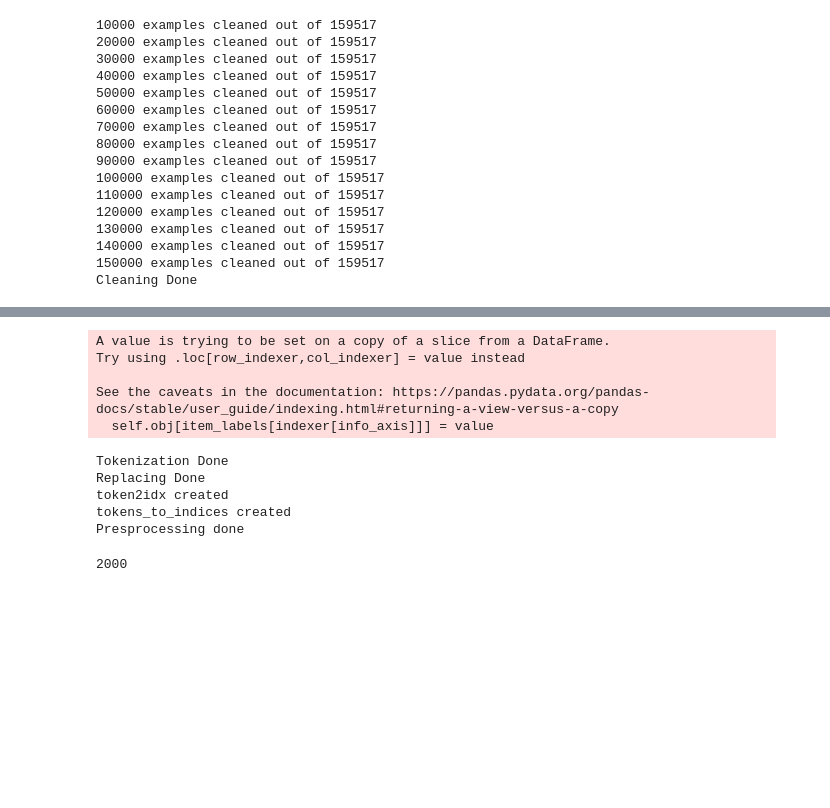
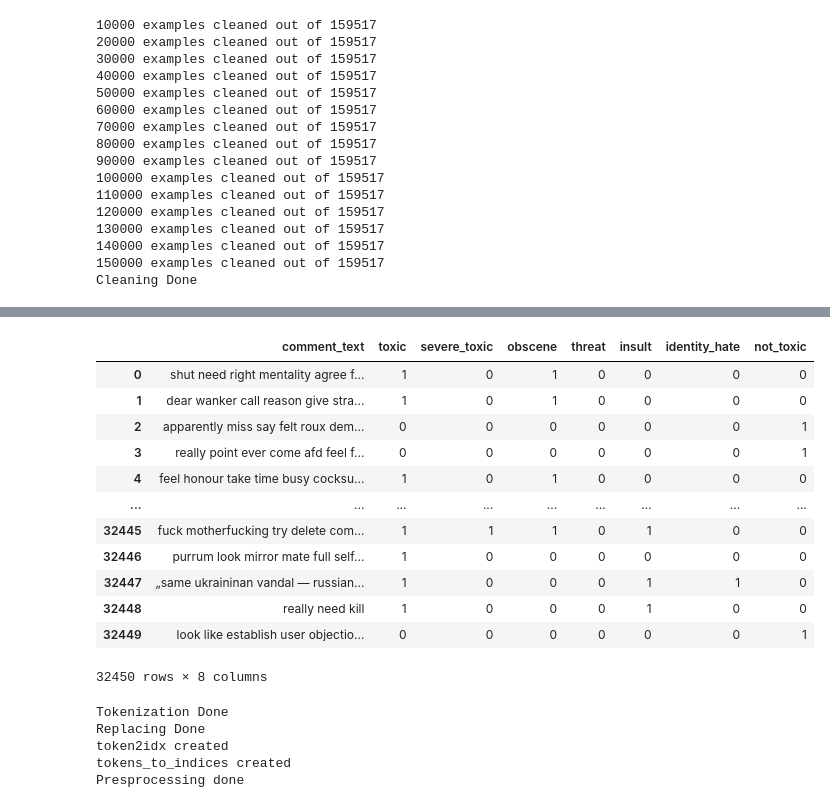
Before and after one commit to SATVIK2204/NO_Toxicity, a Jupyter notebook: notebooks/1.no-toxicity.ipynb, the cells around one changed output, grey strips where cells are left out. Cells and saved outputs as stored; diff of their text form; code cells hidden in the pictures; blank space fills up the shorter version.

```diff
--- a/notebooks/1.no-toxicity.ipynb
+++ b/notebooks/1.no-toxicity.ipynb
@@ -114,5 +112,5 @@ dtype: int64
 from imblearn.under_sampling import RandomUnderSampler
 # %%
 rus = RandomUnderSampler(random_state=42)
-df,Y= rus.fit_resample(df.iloc[:,:-1],df.iloc[:,-1])
-df['not_toxic']=Y
+data,Y_label= rus.fit_resample(data.iloc[:,:-1],data.iloc[:,-1])
+data['not_toxic']=Y_label
@@ -135,21 +117,31 @@ df
+# %%
+data = data.sample(frac=1).reset_index(drop=True)
+# %%
+data
+# %% [output]
+|  | comment_text | toxic | severe_toxic | obscene | threat | insult | identity_hate | not_toxic |
+| 0 | shut need right mentality agree f... | 1 | 0 | 1 | 0 | 0 | 0 | 0 |
+| 1 | dear wanker call reason give stra... | 1 | 0 | 1 | 0 | 0 | 0 | 0 |
+| 2 | apparently miss say felt roux dem... | 0 | 0 | 0 | 0 | 0 | 0 | 1 |
+| 3 | really point ever come afd feel f... | 0 | 0 | 0 | 0 | 0 | 0 | 1 |
+| 4 | feel honour take time busy cocksu... | 1 | 0 | 1 | 0 | 0 | 0 | 0 |
+| ... | ... | ... | ... | ... | ... | ... | ... | ... |
+| 32445 | fuck motherfucking try delete com... | 1 | 1 | 1 | 0 | 1 | 0 | 0 |
+| 32446 | purrum look mirror mate full self... | 1 | 0 | 0 | 0 | 0 | 0 | 0 |
+| 32447 | „same ukraininan vandal — russian... | 1 | 0 | 0 | 0 | 1 | 1 | 0 |
+| 32448 | really need kill | 1 | 0 | 0 | 0 | 1 | 0 | 0 |
+| 32449 | look like establish user objectio... | 0 | 0 | 0 | 0 | 0 | 0 | 1 |
+32450 rows × 8 columns
 # %%
 %autoreload 2
 from no_toxicity.src.preprocessing.preprocess import PrepareTheData
-# %%
-dataset=PrepareTheData(df[['comment_text']],df.iloc[:,1:],max_vocab=2000)
-# %% [output]
-A value is trying to be set on a copy of a slice from a DataFrame.
-Try using .loc[row_indexer,col_indexer] = value instead
-
-See the caveats in the documentation: https://pandas.pydata.org/pandas-docs/stable/user_guide/indexing.html#returning-a-view-versus-a-copy
-  self.obj[item_labels[indexer[info_axis]]] = value
-Tokenization Done
-Replacing Done
-token2idx created
-tokens_to_indices created
-Presprocessing done
-# %%
-len(dataset.token2idx_inputs)
-# %% [output]
-2000
+# %%
+# See the preprocess.py to see how it works
+dataset=PrepareTheData(data[['comment_text']],data.iloc[:,1:],max_vocab=2000)
+# %% [output]
+Tokenization Done
+Replacing Done
+token2idx created
+tokens_to_indices created
+Presprocessing done
 # %%
```
Also changed, not shown: parts of 24 cells of this notebook, 5 other files.
